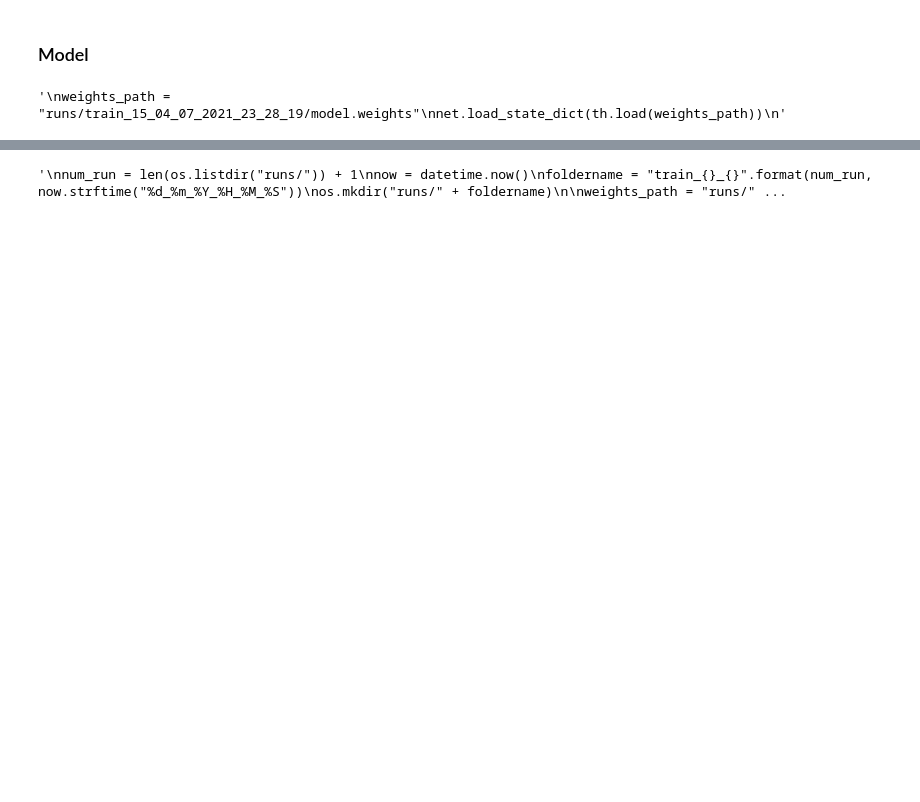
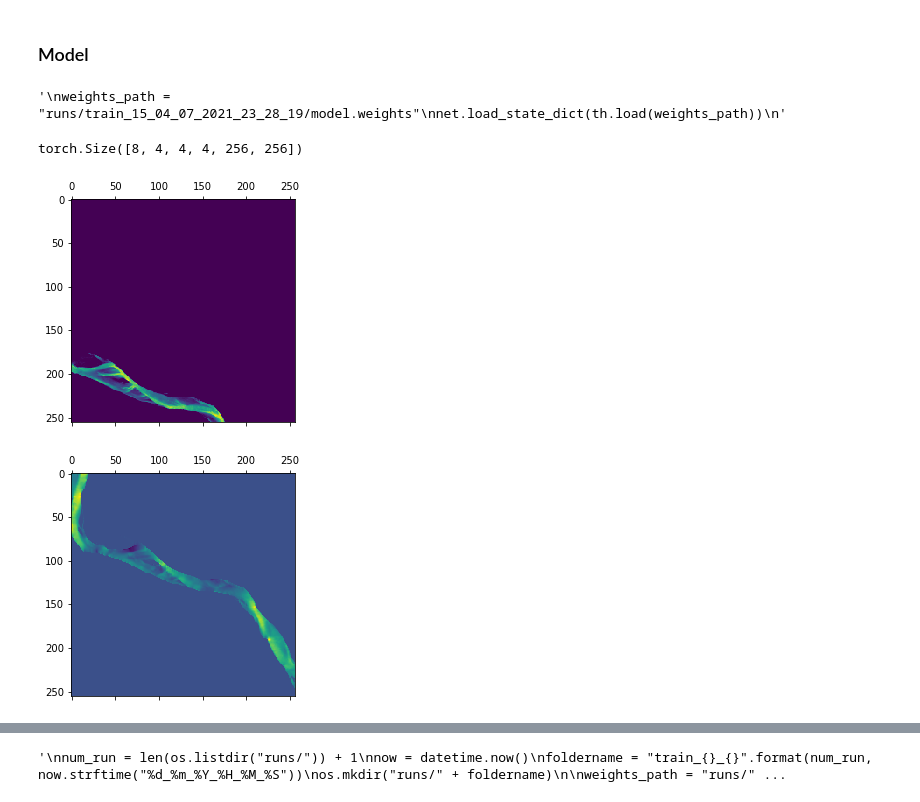
Before and after one commit to halixness/deepSWE, a Jupyter notebook: ram_torch_resnet_ae.ipynb, the cells around one changed output, grey strips where cells are left out. Drawn from its saved outputs; the diff is of its cells as text; code cells hidden in the pictures; blank space fills up the shorter version.

```diff
--- a/ram_torch_resnet_ae.ipynb
+++ b/ram_torch_resnet_ae.ipynb
@@ -29,12 +29,12 @@ plotsize = 15
 partitions = dataloader.DataPartitions(
     past_frames=4,
     future_frames=1,
-    root="../datasets/baganza/",
+    root="../datasets/baganza/10min/",
     partial=0.2
 )
 
 dataset = dataloader.DataGenerator(
-    root="../datasets/baganza/",
+    root="../datasets/baganza/10min/",
     dataset_partitions=partitions.get_partitions(),
     past_frames=partitions.past_frames,
     future_frames=partitions.future_frames,
@@ -157,8 +146,9 @@ optimizer = optim.Adam(net.parameters(), lr=1e-4)
 X_train = th.Tensor(X_train).to(device)
 y_train = th.Tensor(y_train).to(device)
 # %%
-X_train = X_train.permute(0, 1, 5, 2, 3, 4)
-y_train = y_train.permute(0, 1, 5, 2, 3, 4)
+# b, s, t, h, w, c -> b, s, t, c, h, w
+X_train = X_train.permute(0, 1, 2, 5, 3, 4)
+y_train = y_train.permute(0, 1, 2, 5, 3, 4)
 # %%
 X_test = th.Tensor(X_test).to(device)
 y_test = th.Tensor(y_test).to(device)
@@ -168,0 +159,8 @@ y_test = y_test.permute(0, 1, 5, 2, 3, 4)
+# %%
+plt.matshow(X[5,2,0,:,:,0])
+plt.matshow(X_train[5,2,0,2,:,:])
+print(X_train.shape)
+# %% [output]
+torch.Size([8, 4, 4, 4, 256, 256])
+[figure, added]
+[figure, added]
```
Also changed, not shown: parts of 10 cells of this notebook, 3 other files.
